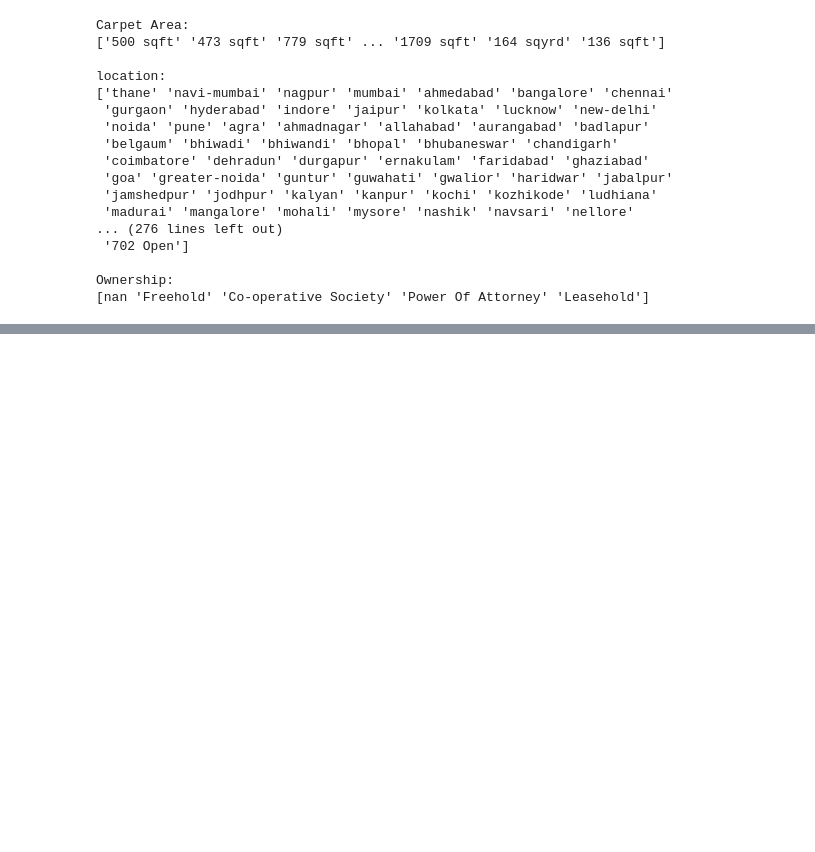
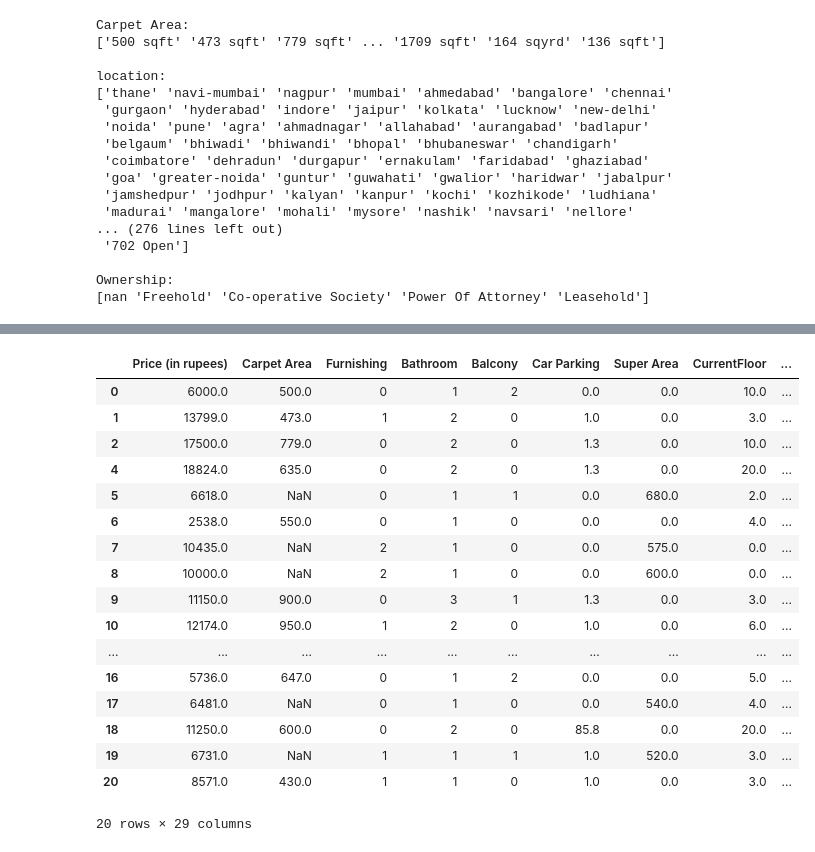
Before and after one commit to KasiaFedoruk/house-price-prediction, a Jupyter notebook: ml_model/data_exploration.ipynb, the cells around one changed output, grey strips where cells are left out. Cells and saved outputs as stored; diff of their text form; code cells hidden in the pictures; blank space fills up the shorter version.

```diff
--- a/ml_model/data_exploration.ipynb
+++ b/ml_model/data_exploration.ipynb
@@ -258,0 +263,16 @@ df['Furnishing']=df['Furnishing'
+# %%
+df['facing'] = df['facing'].fillna('Not Available')
+df = df.join(df['facing'].str.get_dummies(sep=', ').add_prefix('facing_'))
+df.drop(columns=['facing'], inplace=True)
+# %%
+df['Ownership'] = df['Ownership'].fillna('Not Available')
+df = df.join(df['Ownership'].str.get_dummies(sep=', ').add_prefix('Ownership_'))
+df.drop(columns=['Ownership'], inplace=True)
+# %%
+df['Bedroom'] = df['Title'].str.extract(r'(\d+)\s*BHK', expand=False)
+df['Bedroom'] = pd.to_numeric(df['Bedroom'], errors='coerce')
+df.drop(['Title'], inplace=True, axis=1)
+# %%
+loc_freq = df['location'].value_counts(normalize=True)
+df['location_encoded'] = df['location'].map(loc_freq)
+df.drop(columns=['location'], inplace=True)
@@ -258,0 +281,21 @@ df['Furnishing']=df['Furnishing'
+# %%
+df.head(20)
+# %% [output]
+|  | Price (in rupees) | Carpet Area | Furnishing | Bathroom | Balcony | Car Parking | Super Area | CurrentFloor | ... |
+| 0 | 6000.0 | 500.0 | 0 | 1 | 2 | 0.0 | 0.0 | 10.0 | ... |
+| 1 | 13799.0 | 473.0 | 1 | 2 | 0 | 1.0 | 0.0 | 3.0 | ... |
+| 2 | 17500.0 | 779.0 | 0 | 2 | 0 | 1.3 | 0.0 | 10.0 | ... |
+| 4 | 18824.0 | 635.0 | 0 | 2 | 0 | 1.3 | 0.0 | 20.0 | ... |
+| 5 | 6618.0 | NaN | 0 | 1 | 1 | 0.0 | 680.0 | 2.0 | ... |
+| 6 | 2538.0 | 550.0 | 0 | 1 | 0 | 0.0 | 0.0 | 4.0 | ... |
+| 7 | 10435.0 | NaN | 2 | 1 | 0 | 0.0 | 575.0 | 0.0 | ... |
+| 8 | 10000.0 | NaN | 2 | 1 | 0 | 0.0 | 600.0 | 0.0 | ... |
+| 9 | 11150.0 | 900.0 | 0 | 3 | 1 | 1.3 | 0.0 | 3.0 | ... |
+| 10 | 12174.0 | 950.0 | 1 | 2 | 0 | 1.0 | 0.0 | 6.0 | ... |
+| ... | ... | ... | ... | ... | ... | ... | ... | ... | ... |
+| 16 | 5736.0 | 647.0 | 0 | 1 | 2 | 0.0 | 0.0 | 5.0 | ... |
+| 17 | 6481.0 | NaN | 0 | 1 | 0 | 0.0 | 540.0 | 4.0 | ... |
+| 18 | 11250.0 | 600.0 | 0 | 2 | 0 | 85.8 | 0.0 | 20.0 | ... |
+| 19 | 6731.0 | NaN | 1 | 1 | 1 | 1.0 | 520.0 | 3.0 | ... |
+| 20 | 8571.0 | 430.0 | 1 | 1 | 0 | 1.0 | 0.0 | 3.0 | ... |
+20 rows × 29 columns
```
Also changed, not shown: parts of 20 cells of this notebook, 2 other files.
